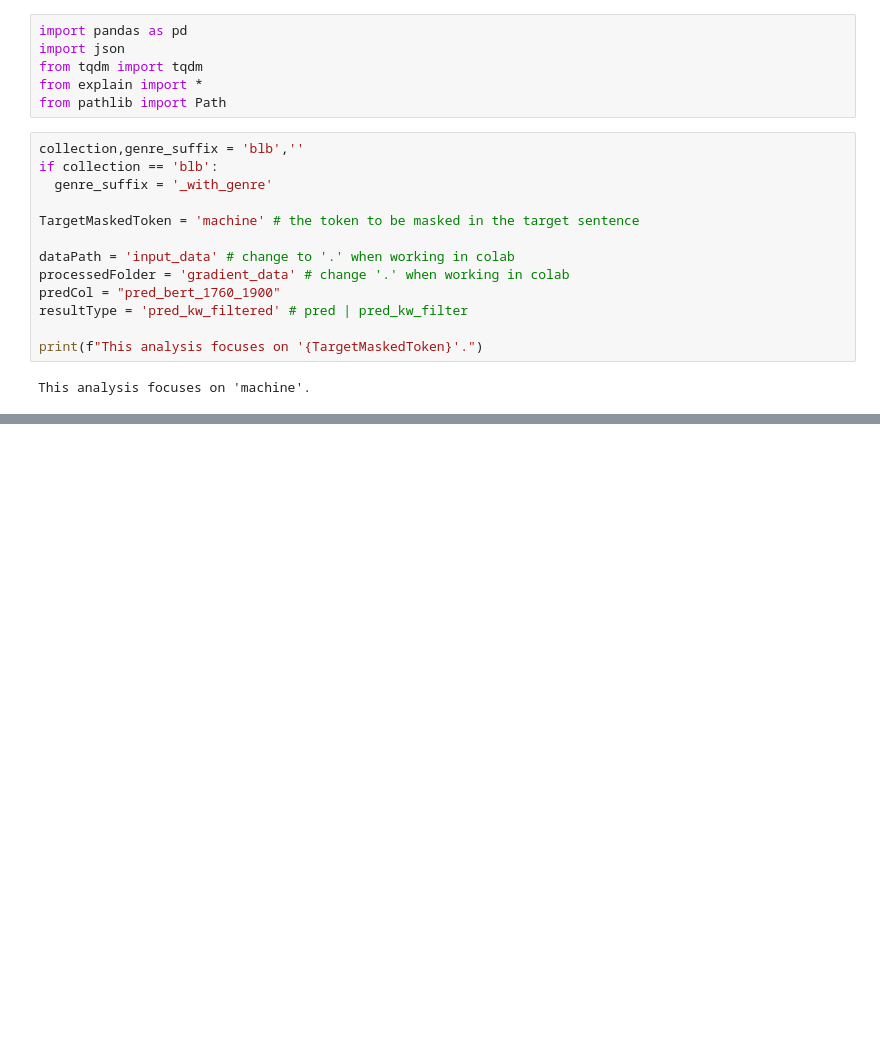
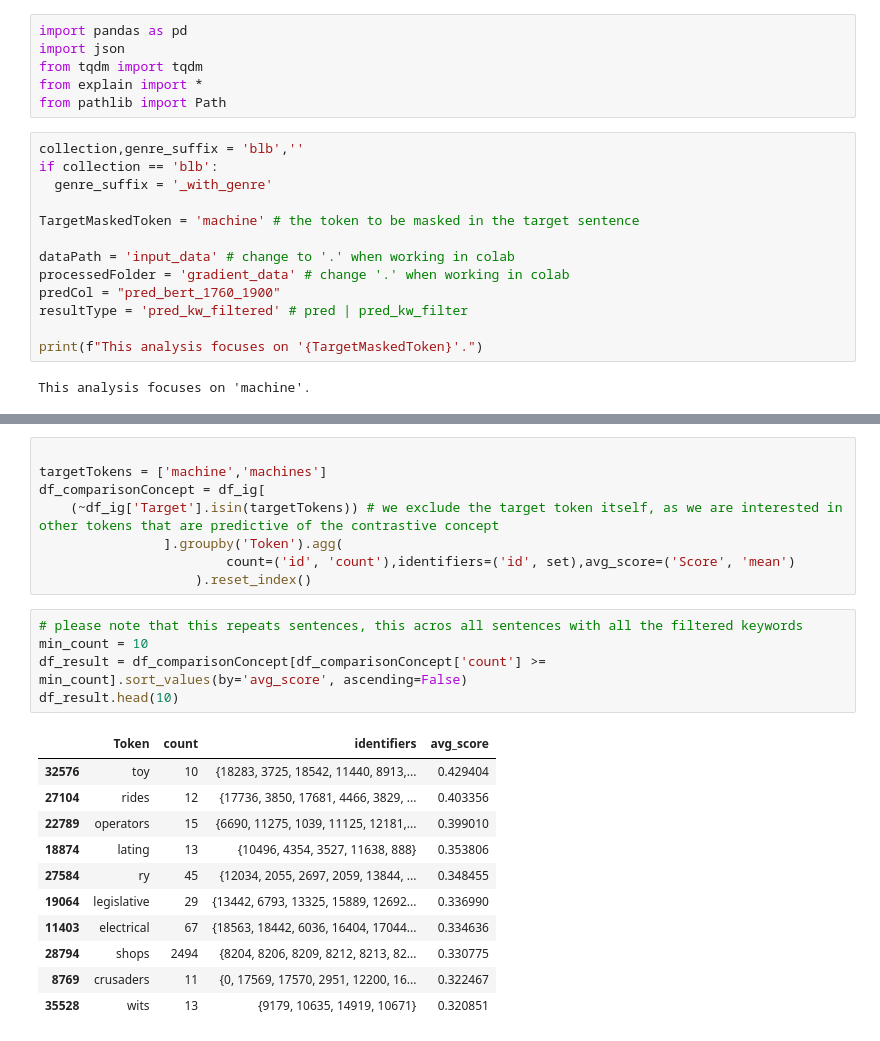
Before and after one commit to Text-Machine/mask-predict, a Jupyter notebook: 3-thematic-analysis-ig.ipynb, the cells around one changed output, grey strips where cells are left out. Saved outputs shown, nothing was run; the diff lists cells and outputs as text; blank space fills up the shorter version.

```diff
--- a/3-thematic-analysis-ig.ipynb
+++ b/3-thematic-analysis-ig.ipynb
@@ -96,0 +107,25 @@ Name: Token, Length: 71, dtype: str " Upon the ground - where they had kneeled,
+# %%
+
+targetTokens = ['machine','machines']
+df_comparisonConcept = df_ig[
+    (~df_ig['Target'].isin(targetTokens)) # we exclude the target token itself, as we are interested in other tokens that are predictive of the contrastive concept
+                ].groupby('Token').agg(
+                        count=('id', 'count'),identifiers=('id', set),avg_score=('Score', 'mean')
+                    ).reset_index()
+# %%
+# please note that this repeats sentences, this acros all sentences with all the filtered keywords
+min_count = 10
+df_result = df_comparisonConcept[df_comparisonConcept['count'] >= min_count].sort_values(by='avg_score', ascending=False)
+df_result.head(10)
+# %% [output]
+|  | Token | count | identifiers | avg_score |
+| 32576 | toy | 10 | {18283, 3725, 18542, 11440, 8913,... | 0.429404 |
+| 27104 | rides | 12 | {17736, 3850, 17681, 4466, 3829, ... | 0.403356 |
+| 22789 | operators | 15 | {6690, 11275, 1039, 11125, 12181,... | 0.399010 |
+| 18874 | lating | 13 | {10496, 4354, 3527, 11638, 888} | 0.353806 |
+| 27584 | ry | 45 | {12034, 2055, 2697, 2059, 13844, ... | 0.348455 |
+| 19064 | legislative | 29 | {13442, 6793, 13325, 15889, 12692... | 0.336990 |
+| 11403 | electrical | 67 | {18563, 18442, 6036, 16404, 17044... | 0.334636 |
+| 28794 | shops | 2494 | {8204, 8206, 8209, 8212, 8213, 82... | 0.330775 |
+| 8769 | crusaders | 11 | {0, 17569, 17570, 2951, 12200, 16... | 0.322467 |
+| 35528 | wits | 13 | {9179, 10635, 14919, 10671} | 0.320851 |
```
Also changed, not shown: parts of 47 cells of this notebook, 12 other files.
